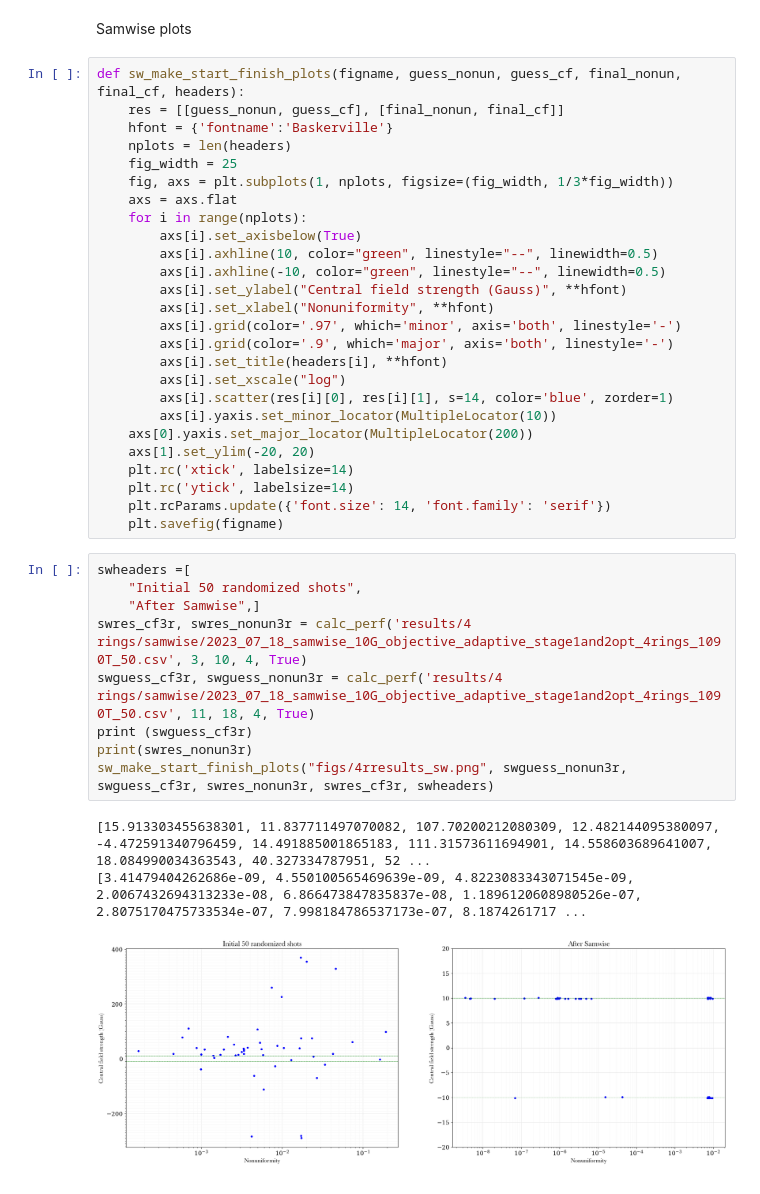
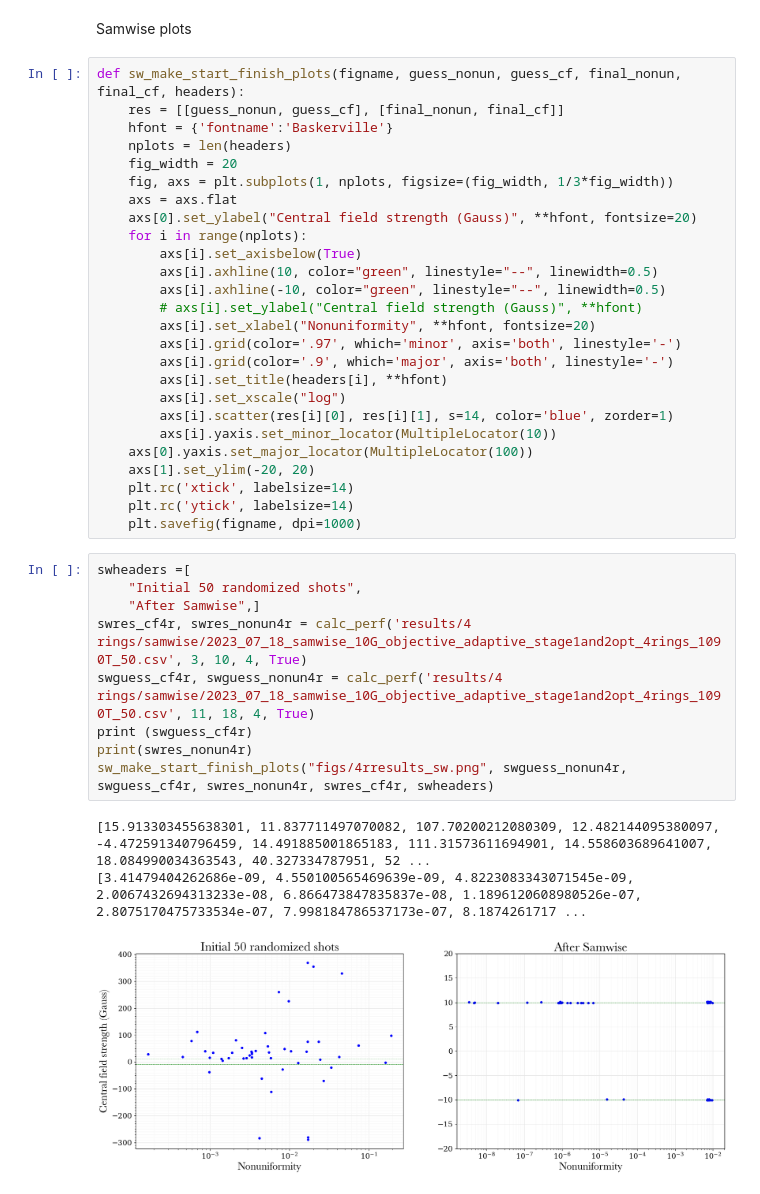
Before and after one commit to PQEGroup/b-field-uniformity, a Jupyter notebook: plots4.ipynb, the cells around one changed output. Cells and saved outputs as stored; diff of their text form.

Commit message:
New plots

```diff
--- a/plots4.ipynb
+++ b/plots4.ipynb
@@ -105,37 +107,37 @@ def sw_make_start_finish_plots(figname, guess_nonun, guess_cf, final_nonun, fina
     res = [[guess_nonun, guess_cf], [final_nonun, final_cf]]
     hfont = {'fontname':'Baskerville'}
     nplots = len(headers)
-    fig_width = 25
+    fig_width = 20
     fig, axs = plt.subplots(1, nplots, figsize=(fig_width, 1/3*fig_width))
     axs = axs.flat
+    axs[0].set_ylabel("Central field strength (Gauss)", **hfont, fontsize=20)
     for i in range(nplots):
         axs[i].set_axisbelow(True)
         axs[i].axhline(10, color="green", linestyle="--", linewidth=0.5)
         axs[i].axhline(-10, color="green", linestyle="--", linewidth=0.5)
-        axs[i].set_ylabel("Central field strength (Gauss)", **hfont)
-        axs[i].set_xlabel("Nonuniformity", **hfont)
+        # axs[i].set_ylabel("Central field strength (Gauss)", **hfont)
+        axs[i].set_xlabel("Nonuniformity", **hfont, fontsize=20)
         axs[i].grid(color='.97', which='minor', axis='both', linestyle='-')
         axs[i].grid(color='.9', which='major', axis='both', linestyle='-')
         axs[i].set_title(headers[i], **hfont)
         axs[i].set_xscale("log")
         axs[i].scatter(res[i][0], res[i][1], s=14, color='blue', zorder=1)
         axs[i].yaxis.set_minor_locator(MultipleLocator(10))
-    axs[0].yaxis.set_major_locator(MultipleLocator(200))
+    axs[0].yaxis.set_major_locator(MultipleLocator(100))
     axs[1].set_ylim(-20, 20)
     plt.rc('xtick', labelsize=14)
     plt.rc('ytick', labelsize=14)
-    plt.rcParams.update({'font.size': 14, 'font.family': 'serif'})
-    plt.savefig(figname)
+    plt.savefig(figname, dpi=1000)
 # %%
 swheaders =[
     "Initial 50 randomized shots",
     "After Samwise",]
-swres_cf3r, swres_nonun3r = calc_perf('results/4 rings/samwise/2023_07_18_samwise_10G_objective_adaptive_stage1and2opt_4rings_1090T_50.csv', 3, 10, 4, True)
-swguess_cf3r, swguess_nonun3r = calc_perf('results/4 rings/samwise/2023_07_18_samwise_10G_objective_adaptive_stage1and2opt_4rings_1090T_50.csv', 11, 18, 4, True)
-print (swguess_cf3r)
-print(swres_nonun3r)
-sw_make_start_finish_plots("figs/4rresults_sw.png", swguess_nonun3r, swguess_cf3r, swres_nonun3r, swres_cf3r, swheaders)
+swres_cf4r, swres_nonun4r = calc_perf('results/4 rings/samwise/2023_07_18_samwise_10G_objective_adaptive_stage1and2opt_4rings_1090T_50.csv', 3, 10, 4, True)
+swguess_cf4r, swguess_nonun4r = calc_perf('results/4 rings/samwise/2023_07_18_samwise_10G_objective_adaptive_stage1and2opt_4rings_1090T_50.csv', 11, 18, 4, True)
+print (swguess_cf4r)
+print(swres_nonun4r)
+sw_make_start_finish_plots("figs/4rresults_sw.png", swguess_nonun4r, swguess_cf4r, swres_nonun4r, swres_cf4r, swheaders)
 # %% [output]
 [15.913303455638301, 11.837711497070082, 107.70200212080309, 12.482144095380097, -4.472591340796459, 14.491885001865183, 111.31573611694901, 14.558603689641007, 18.084990034363543, 40.327334787951, 52 ...
 [3.41479404262686e-09, 4.550100565469639e-09, 4.8223083343071545e-09, 2.0067432694313233e-08, 6.866473847835837e-08, 1.1896120608980526e-07, 2.8075170475733534e-07, 7.998184786537173e-07, 8.1874261717 ...
-[figure, old version]
+[figure, new version]
```
Also changed, not shown: parts of 2 cells of this notebook, 12 other files.
